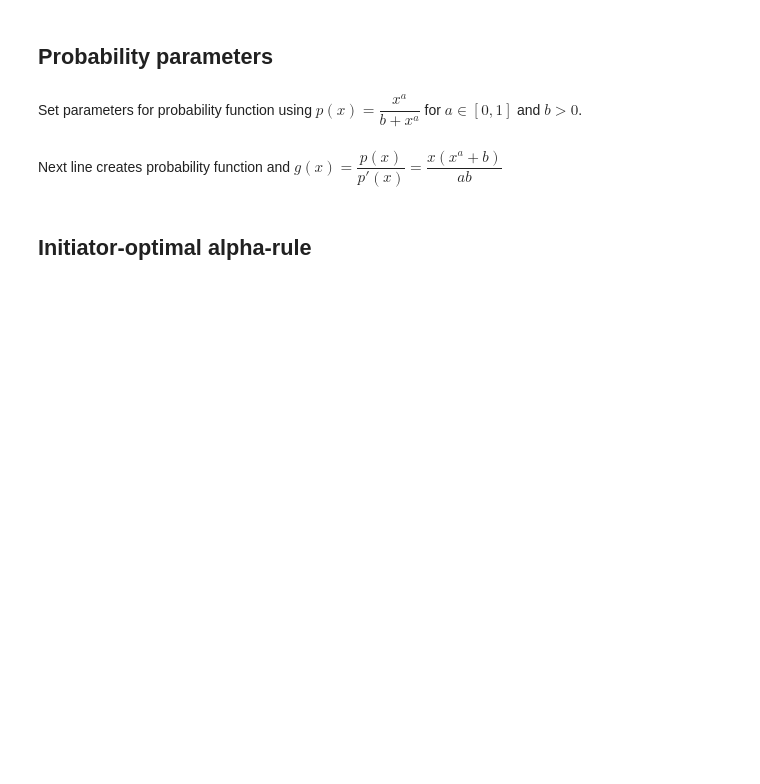
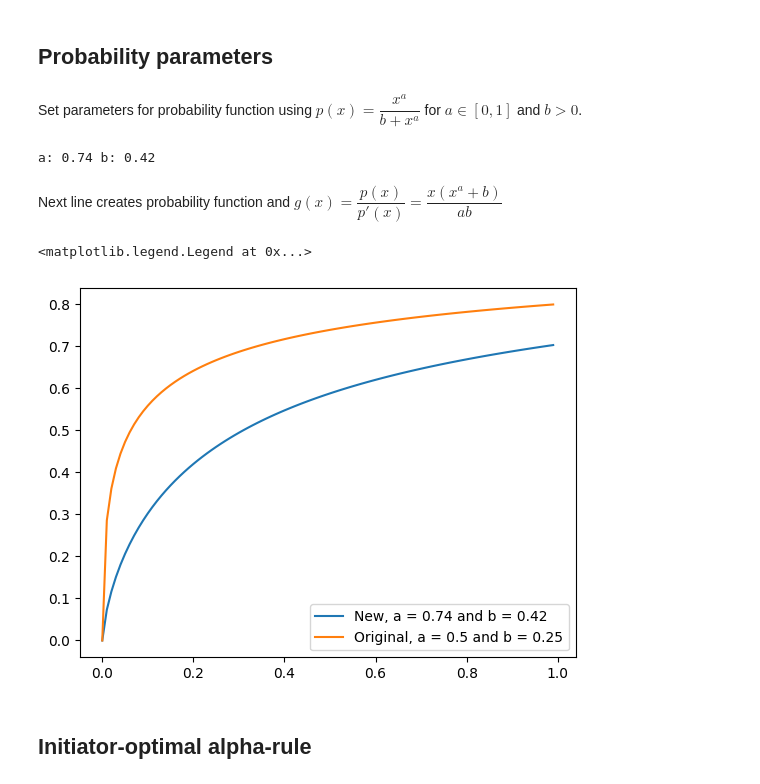
Before and after one commit to jensgudmundsson/twoopt, a Jupyter notebook: twoopt.ipynb, the cells around one changed output. Cells and saved outputs as stored; diff of their text form; code cells hidden in the pictures; blank space fills up the shorter version.

```diff
--- a/twoopt.ipynb
+++ b/twoopt.ipynb
@@ -7,15 +8,30 @@ from numpy.random import rand
 # %% [markdown]
 Set parameters for probability function using $p(x) = \dfrac{x^a}{b + x^a}$ for $a \in [0,1]$ and $b > 0$.
 # %%
-a = 1/2
-b = 1/4
+a = round(100 * rand()) / 100
+b = round(100 * rand()) / 100
+print('a:', a,
+      'b:', b)
+# %% [output]
+a: 0.74 b: 0.42
 # %% [markdown]
 Next line creates probability function and $g(x) = \dfrac{p(x)}{p'(x)} = \dfrac{x(x^a + b)}{ab}$
 # %%
 assert a >= 0 and a <= 1, 'Set a in [0,1]'
 assert b > 0, 'Set b > 0'
 p = lambda x: x**a / (b + x**a)
+q = lambda x: x**(1/2) / (1/4 + x**(1/2))
 g = lambda x: x * (x**a + b) / (a * b)
+# %%
+X = np.arange(0,1,.01)
+Y = np.array([p(x) for x in X])
+Yorig = np.array([q(x) for x in X])
+plt.plot(X,Y)
+plt.plot(X,Yorig)
+plt.legend(['New, a = ' + str(a)[:4] + ' and b = ' + str(b),'Original, a = 0.5 and b = 0.25'])
+# %% [output]
+<matplotlib.legend.Legend at 0x...>
+[figure, added]
 # %% [markdown]
 ## Initiator-optimal alpha-rule
 # %% [markdown]
```
Also changed, not shown: parts of 8 cells of this notebook.
